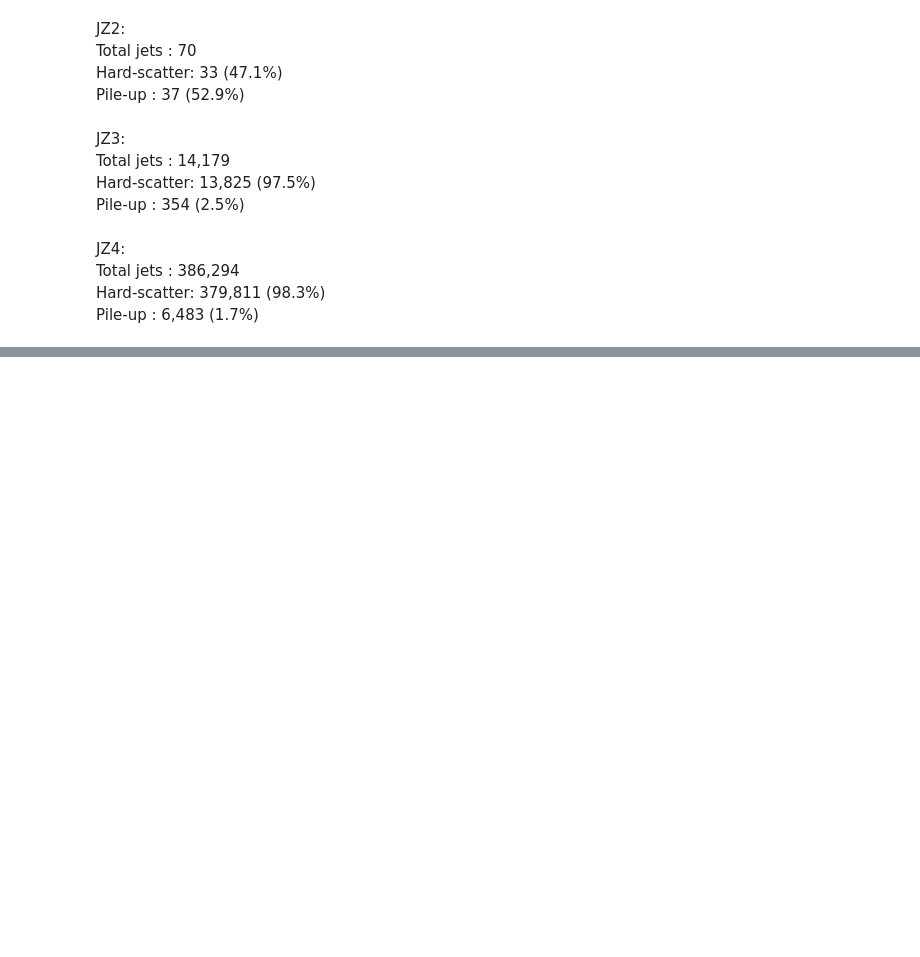
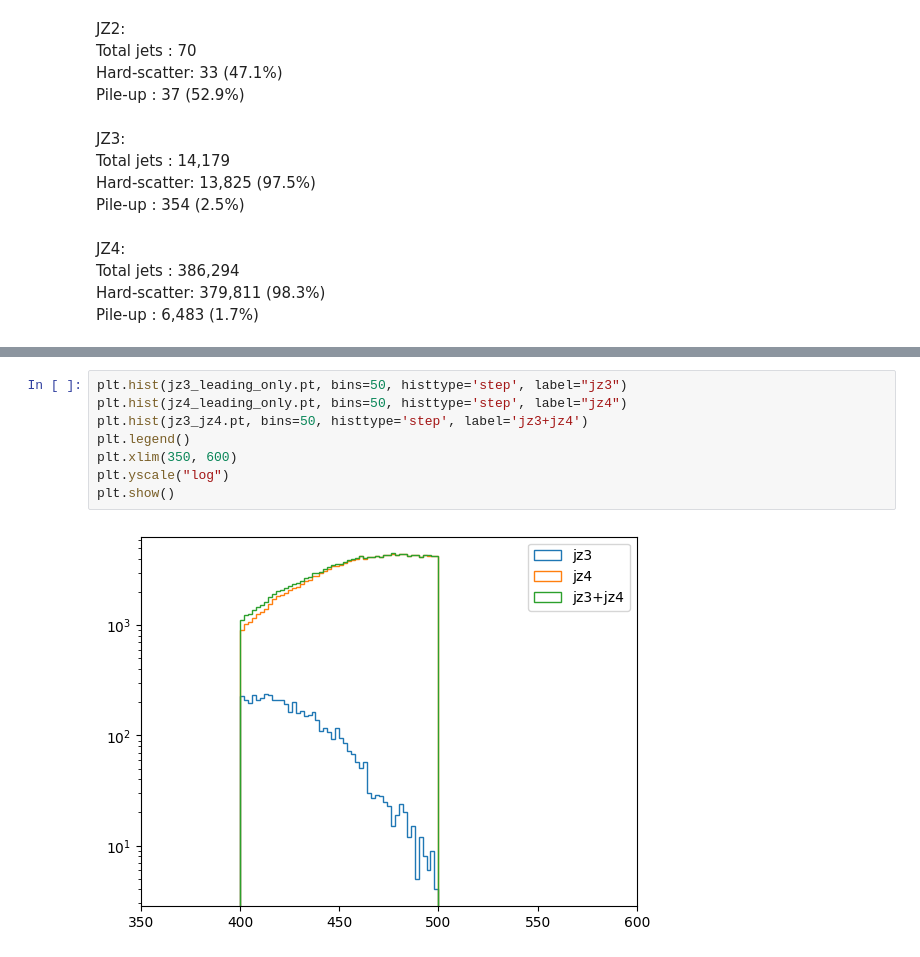
Before and after one commit to gordonwatts/sx_training_fetch, a Jupyter notebook: notebooks/008 - CR_region.ipynb, the cells around one changed output, grey strips where cells are left out. Cells and saved outputs as stored; diff of their text form; blank space fills up the shorter version.

```diff
--- a/notebooks/008 - CR_region.ipynb
+++ b/notebooks/008 - CR_region.ipynb
@@ -404,0 +436,10 @@ Pile-up     :    6,483  (1.7%)
+# %%
+plt.hist(jz3_leading_only.pt, bins=50, histtype='step', label="jz3")
+plt.hist(jz4_leading_only.pt, bins=50, histtype='step', label="jz4")
+plt.hist(jz3_jz4.pt, bins=50, histtype='step', label='jz3+jz4')
+plt.legend()
+plt.xlim(350, 600)
+plt.yscale("log")
+plt.show()
+# %% [output]
+[figure, added]
```
Also changed, not shown: parts of 11 cells of this notebook, 3 other files.
